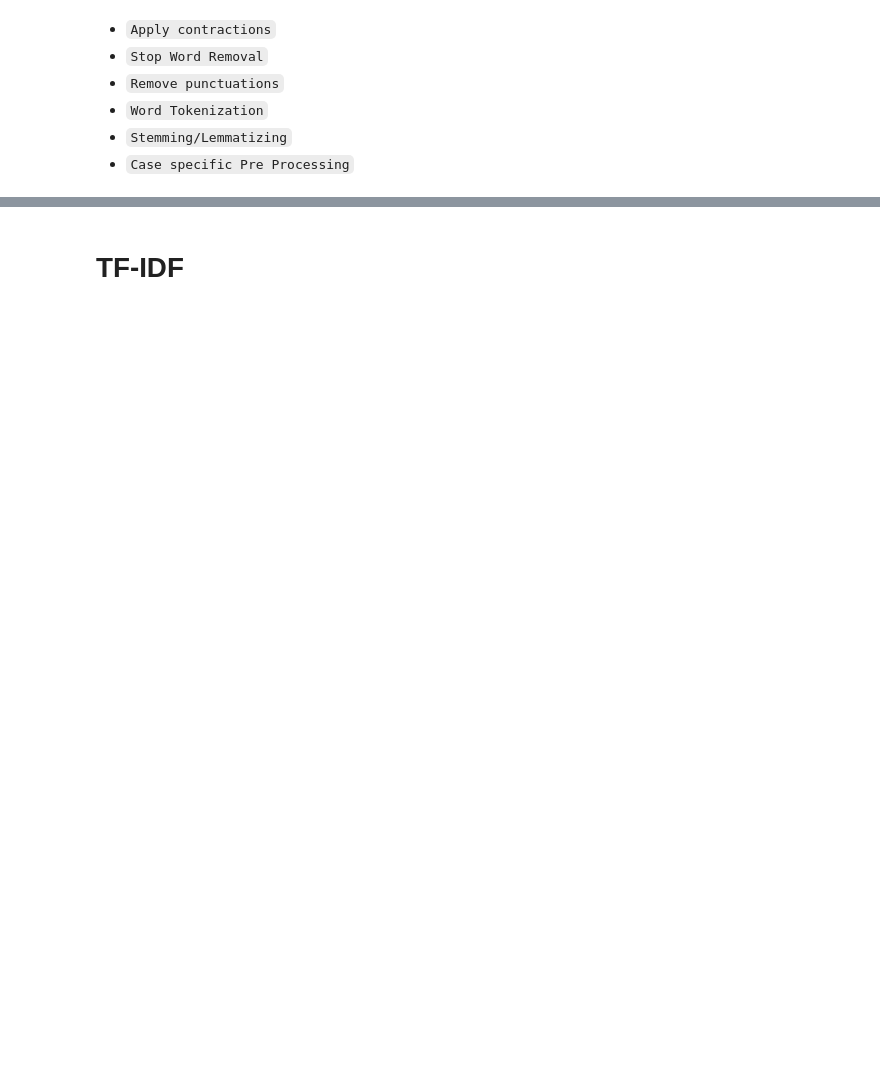
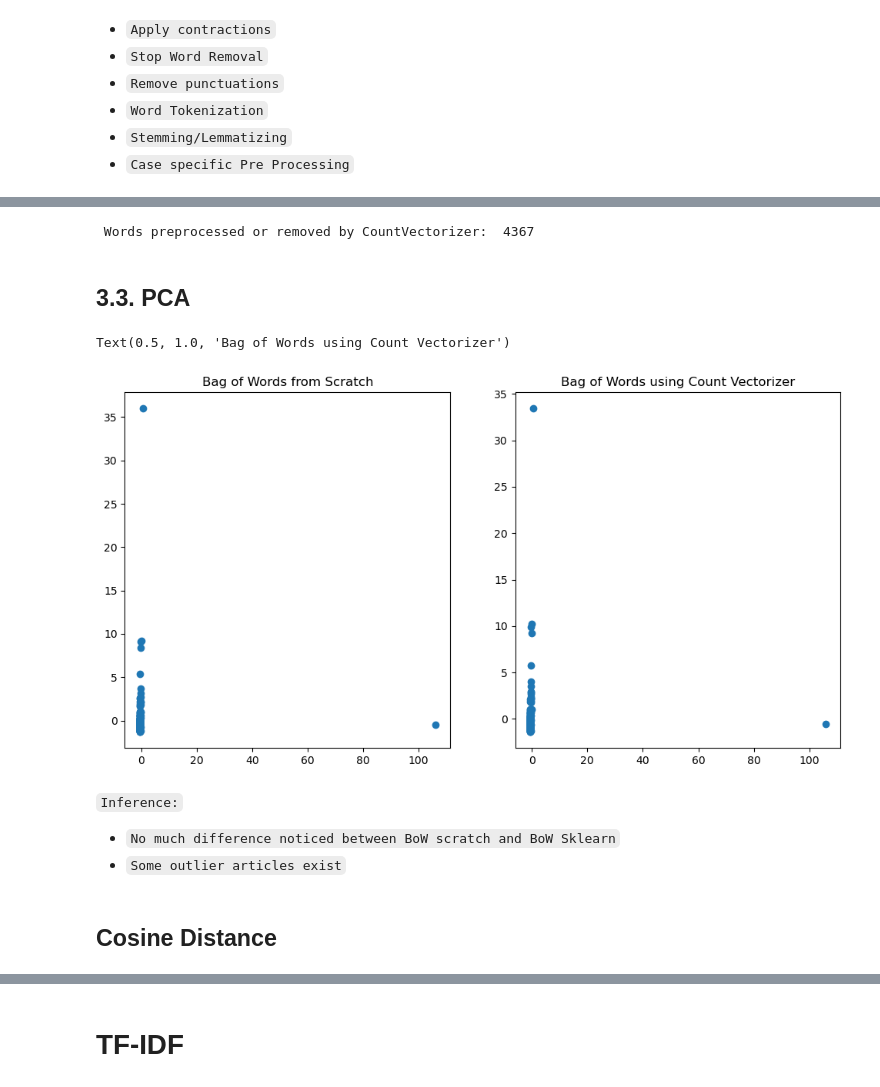
Before and after one commit to muthuganeshece/NLP, a Jupyter notebook: Practise/NLP2.ipynb, the cells around one changed output, grey strips where cells are left out. Cells and saved outputs as stored; diff of their text form; code cells hidden in the pictures; blank space fills up the shorter version.

```diff
--- a/Practise/NLP2.ipynb
+++ b/Practise/NLP2.ipynb
@@ -205,0 +215,7 @@ cv.vocabulary_
+# %%
+missing_words = [item for item in x if item not in y]
+print('\033[34m','Words preprocessed or removed by CountVectorizer: ',len(missing_words))
+# %% [output]
+ Words preprocessed or removed by CountVectorizer:  4367
+# %% [markdown]
+## 3.3. PCA
@@ -205,0 +226,24 @@ cv.vocabulary_
+# %%
+pl = Pipeline([
+    ('Scaling', MinMaxScaler()),
+    ('PCA', PCA(n_components=2))
+])
+# %%
+pca_out1 = pl.fit_transform(bog_df.drop(['Article_title', 'sub_title'],axis = 1))
+pca_out2 = pl.fit_transform(bog_vec_df.drop(['Article_title', 'sub_title'],axis = 1))
+# %%
+plt.subplot(1,2,1)
+plt.scatter(pca_out1[:,0], pca_out1[:,1])
+plt.title('Bag of Words from Scratch')
+plt.subplot(1,2,2)
+plt.scatter(pca_out2[:,0], pca_out2[:,1])
+plt.title('Bag of Words using Count Vectorizer')
+# %% [output]
+Text(0.5, 1.0, 'Bag of Words using Count Vectorizer')
+[figure, added]
+# %% [markdown]
+`Inference:`
+- `No much difference noticed between BoW scratch and BoW Sklearn`
+- `Some outlier articles exist`
+# %% [markdown]
+## Cosine Distance
```
Also changed, not shown: parts of 63 cells of this notebook, 1 other file.
